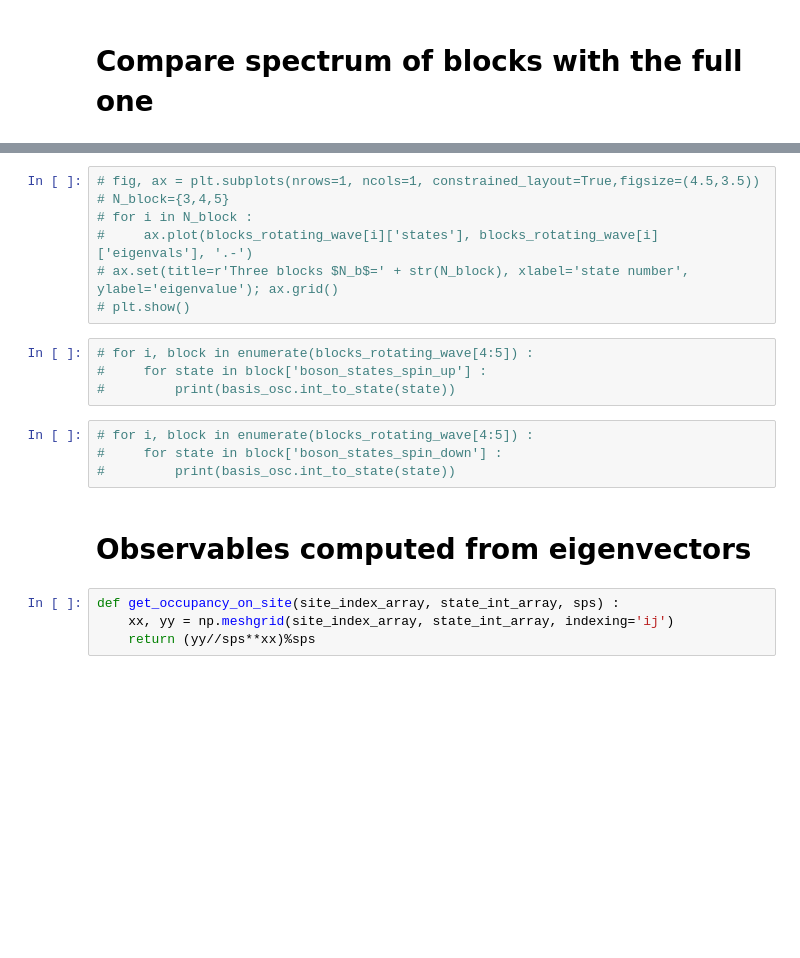
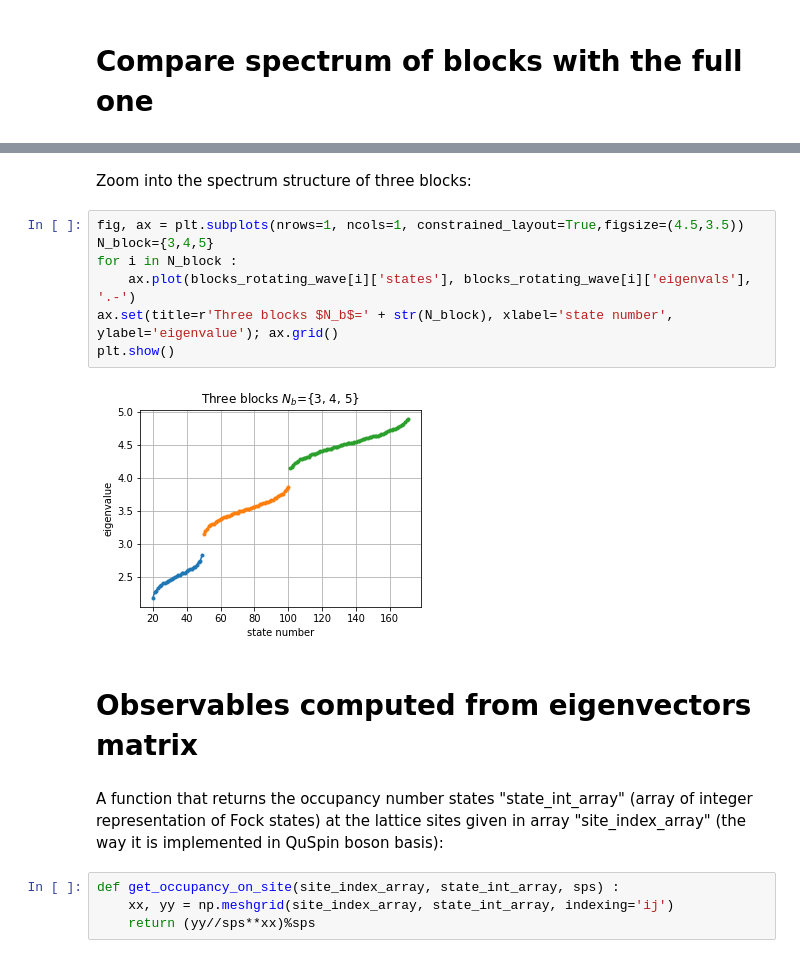
Before and after one commit to anastasiaGor/turbulence_data_notebooks, a Jupyter notebook: Atom-photon Hamiltonian/blocks_atom_multiple_photons.ipynb, the cells around one changed output, grey strips where cells are left out. Saved outputs shown, nothing was run; the diff lists cells and outputs as text; blank space fills up the shorter version.

```diff
--- a/Atom-photon Hamiltonian/blocks_atom_multiple_photons.ipynb
+++ b/Atom-photon Hamiltonian/blocks_atom_multiple_photons.ipynb
@@ -340,20 +363,18 @@ plt.show()
+# %% [markdown]
+Zoom into the spectrum structure of three blocks:
 # %%
-# fig, ax = plt.subplots(nrows=1, ncols=1, constrained_layout=True,figsize=(4.5,3.5))
-# N_block={3,4,5}
-# for i in N_block :
-#     ax.plot(blocks_rotating_wave[i]['states'], blocks_rotating_wave[i]['eigenvals'], '.-')
-# ax.set(title=r'Three blocks $N_b$=' + str(N_block), xlabel='state number', ylabel='eigenvalue'); ax.grid()
-# plt.show()
+fig, ax = plt.subplots(nrows=1, ncols=1, constrained_layout=True,figsize=(4.5,3.5))
+N_block={3,4,5}
+for i in N_block :
+    ax.plot(blocks_rotating_wave[i]['states'], blocks_rotating_wave[i]['eigenvals'], '.-')
+ax.set(title=r'Three blocks $N_b$=' + str(N_block), xlabel='state number', ylabel='eigenvalue'); ax.grid()
+plt.show()
+# %% [output]
+[figure, added]
-# %%
-# for i, block in enumerate(blocks_rotating_wave[4:5]) :
-#     for state in block['boson_states_spin_up'] :
-#         print(basis_osc.int_to_state(state))
-# %%
-# for i, block in enumerate(blocks_rotating_wave[4:5]) :
-#     for state in block['boson_states_spin_down'] :
-#         print(basis_osc.int_to_state(state))
 # %% [markdown]
-# Observables computed from eigenvectors
+# Observables computed from eigenvectors matrix
+# %% [markdown]
+A function that returns the occupancy number states "state_int_array" (array of integer representation of Fock states) at the lattice sites given in array "site_index_array" (the way it is implemented in QuSpin boson basis):
 # %%
 def get_occupancy_on_site(site_index_array, state_int_array, sps) :
     xx, yy = np.meshgrid(site_index_array, state_int_array, indexing='ij')
```
Also changed, not shown: parts of 29 cells of this notebook, 1 other file.
